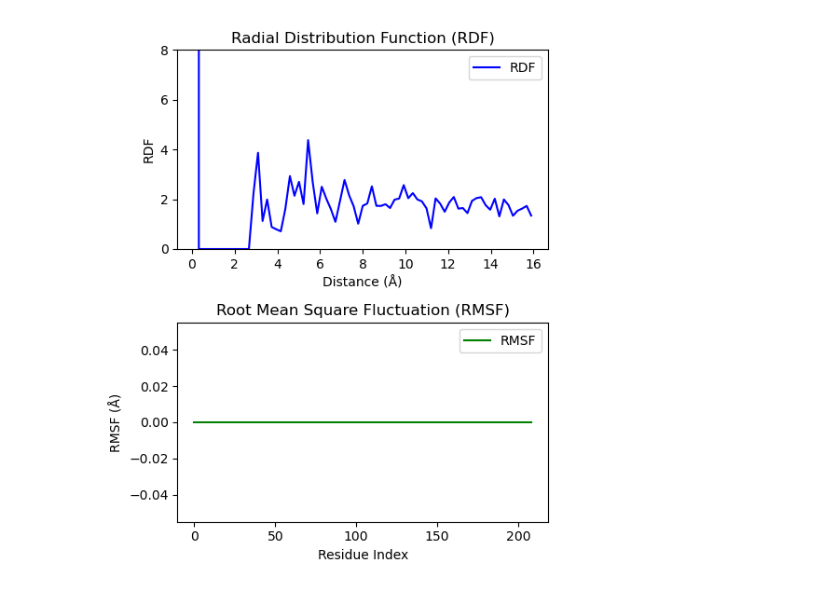
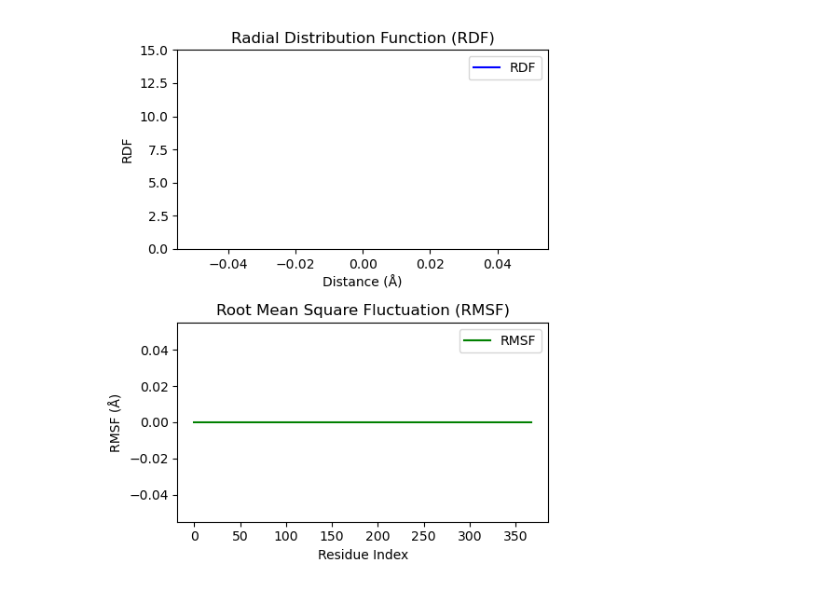
Before and after one commit to Becksteinlab/imd-workshop-2024, a Jupyter notebook: namd-demos/rmsd-rdf/rmsd-rdf.ipynb, the cells around one changed output. Drawn from its saved outputs; the diff is of its cells as text; code cells hidden in the pictures.

Commit message:
namd demos changed

```diff
--- a/namd-demos/rmsd-rdf/rmsd-rdf.ipynb
+++ b/namd-demos/rmsd-rdf/rmsd-rdf.ipynb
@@ -35,9 +45,11 @@ def initialize_analysis(topol_path, stream_path):
         tuple: MDAnalysis universe, RDF analyzer, RMSF analyzer.
     """
     u = mda.Universe(topol_path, stream_path)
-    ionText = "name POT CLA CAL SOD LIT CES IOD BRO H11 H21 H31 H41"
-    ions = u.select_atoms(ionText)  # Select ions based on their names
-    g = ions
+    protein = u.select_atoms("protein")
+    calphas = protein.select_atoms("protein and name CA")
+    # ionText = "name POT CLA CAL SOD LIT CES IOD BRO H11 H21 H31 H41"
+    # ions = u.select_atoms(ionText)  # Select ions based on their names
+    g = calphas
     # g = u.atoms
 
     rdf_cutoff = 16 # Cutoff for RDF calculation
@@ -70,7 +84,7 @@ def initialize_live_plot():
     axes[0].set_title("Radial Distribution Function (RDF)")
     axes[0].set_xlabel("Distance (Å)")
     axes[0].set_ylabel("RDF")
-    axes[0].set_ylim(0, 8)
+    axes[0].set_ylim(0, 15)
     axes[0].legend()
 
     # RMSF subplot
@@ -149,19 +171,19 @@ def perform_live_plotting(u, rdf, rmsf, fig, rdf_line, rmsf_line, update_frequen
 # %%
 # Main script to execute the analysis and live plotting
 if __name__ == "__main__":
     # Set paths for universe and trajectory
-    topol_path, stream_path = NAMD_TOPOL, "imd://localhost:1027"
+    topol_path, stream_path = NAMD_TOPOL, "imd://localhost:8888"
 
     # Initialize universe and analyzers
     u, rdf, rmsf = initialize_analysis(topol_path, stream_path)
 
     # Initialize live plotting
     fig, axes, rdf_line, rmsf_line = initialize_live_plot()
 
     # Perform calculations with live plotting
     data_thread = threading.Thread(target=perform_live_plotting, args=(u, rdf, rmsf, fig, rdf_line, rmsf_line, 1))
     data_thread.daemon = True  # Thread exits when main program ends
     data_thread.start()
     # perform_live_plotting(u, rdf, rmsf, fig, rdf_line, rmsf_line, update_frequency=1)
 # %% [output]
-[figure, old version]
+[figure, new version]
```
Also changed, not shown: parts of 7 cells of this notebook, 1 other file.
